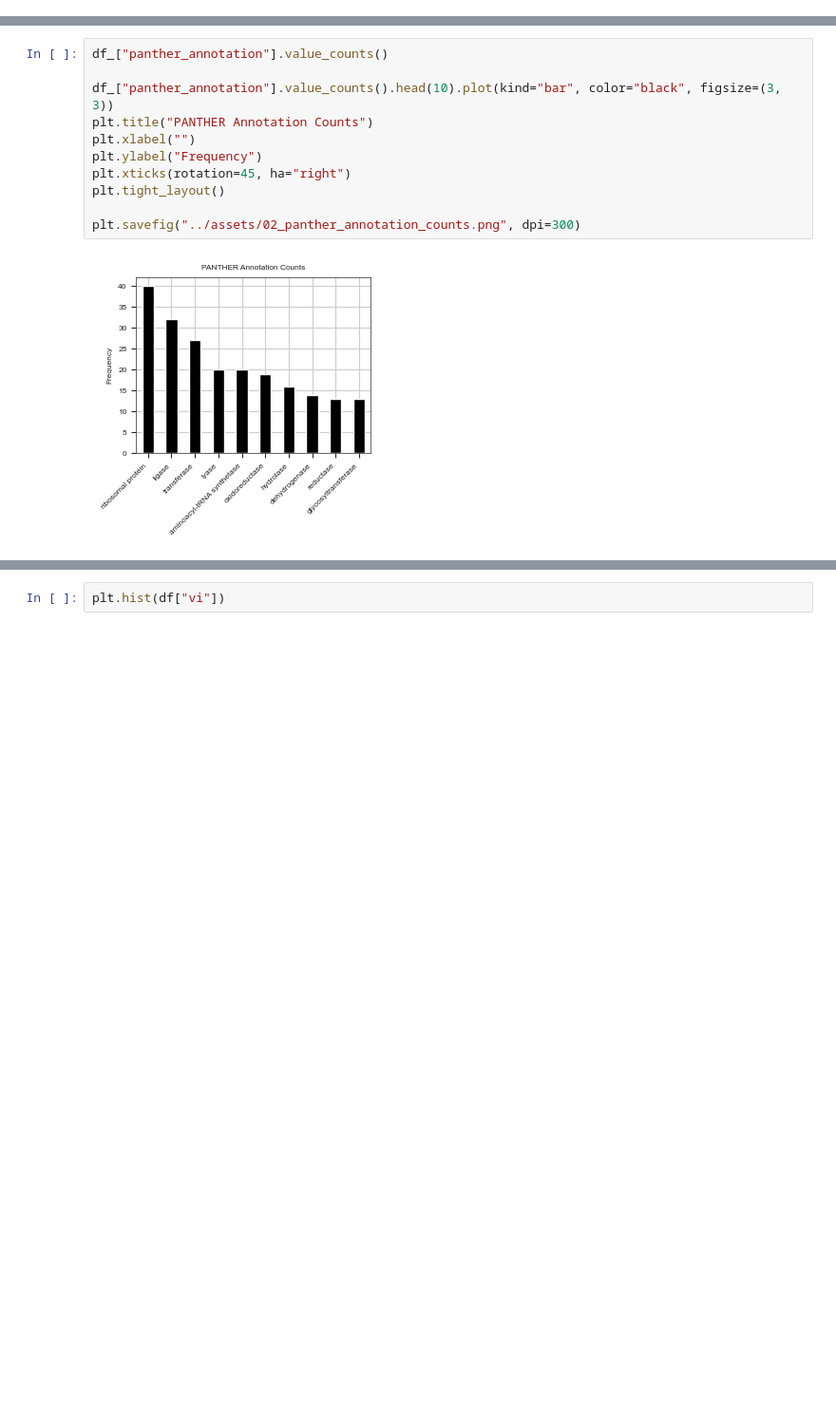
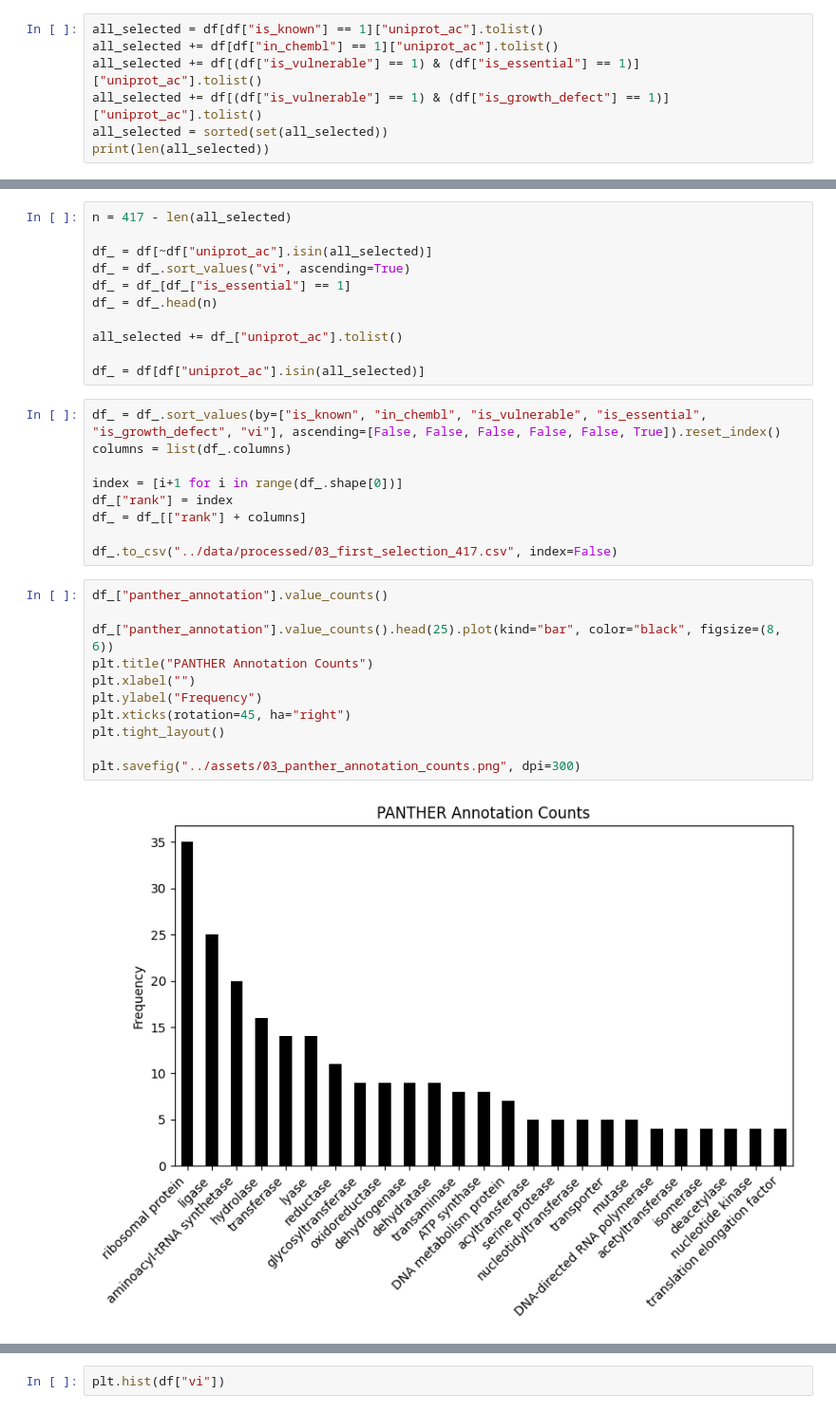
Before and after one commit to ersilia-os/mtb-target-prioritization, a Jupyter notebook: notebooks/03_data_merging.ipynb, the cells around one changed output, grey strips where cells are left out. Shown: that part at 95% size. Drawn from its saved outputs; the diff is of its cells as text; blank space fills up the shorter version.

Commit message:
first deliverable

```diff
--- a/notebooks/03_data_merging.ipynb
+++ b/notebooks/03_data_merging.ipynb
@@ -137,0 +114,7 @@ df_ = df[df["uniprot_ac"].isin(all_selected)]
+# %%
+all_selected = df[df["is_known"] == 1]["uniprot_ac"].tolist()
+all_selected += df[df["in_chembl"] == 1]["uniprot_ac"].tolist()
+all_selected += df[(df["is_vulnerable"] == 1) & (df["is_essential"] == 1)]["uniprot_ac"].tolist()
+all_selected += df[(df["is_vulnerable"] == 1) & (df["is_growth_defect"] == 1)]["uniprot_ac"].tolist()
+all_selected = sorted(set(all_selected))
+print(len(all_selected))
@@ -138,16 +123,36 @@ df_ = df[df["uniprot_ac"].isin(all_selected)]
+# %%
+n = 417 - len(all_selected)
+
+df_ = df[~df["uniprot_ac"].isin(all_selected)]
+df_ = df_.sort_values("vi", ascending=True)
+df_ = df_[df_["is_essential"] == 1]
+df_ = df_.head(n)
+
+all_selected += df_["uniprot_ac"].tolist()
+
+df_ = df[df["uniprot_ac"].isin(all_selected)]
+# %%
+df_ = df_.sort_values(by=["is_known", "in_chembl", "is_vulnerable", "is_essential", "is_growth_defect", "vi"], ascending=[False, False, False, False, False, True]).reset_index()
+columns = list(df_.columns)
+
+index = [i+1 for i in range(df_.shape[0])]
+df_["rank"] = index
+df_ = df_[["rank"] + columns]
+
+df_.to_csv("../data/processed/03_first_selection_417.csv", index=False)
 # %%
 df_["panther_annotation"].value_counts()
 
-df_["panther_annotation"].value_counts().head(10).plot(kind="bar", color="black", figsize=(3, 3))
+df_["panther_annotation"].value_counts().head(25).plot(kind="bar", color="black", figsize=(8, 6))
 plt.title("PANTHER Annotation Counts")
 plt.xlabel("")
 plt.ylabel("Frequency")
 plt.xticks(rotation=45, ha="right")
 plt.tight_layout()
 
-plt.savefig("../assets/02_panther_annotation_counts.png", dpi=300)
+plt.savefig("../assets/03_panther_annotation_counts.png", dpi=300)
 # %% [output]
-[figure, old version]
+[figure, new version]
 # %%
 df["panther_annotation"].value_counts()
 # %% [output]
```
Also changed, not shown: parts of 19 cells of this notebook, 4 other files.
